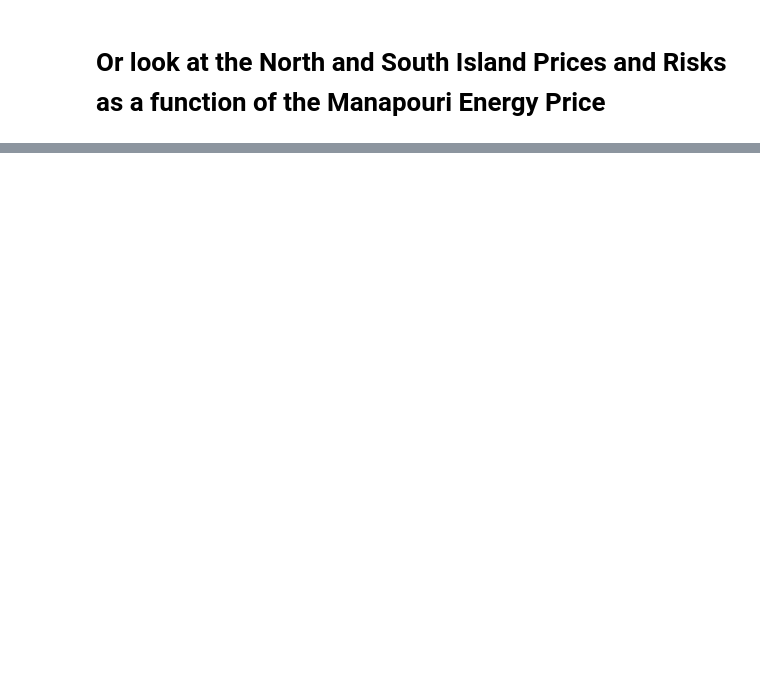
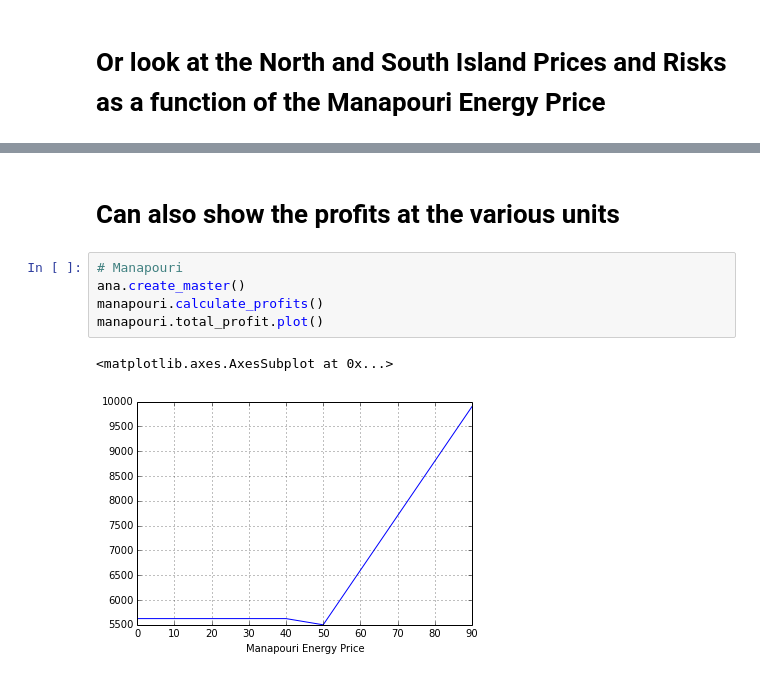
Before and after one commit to NigelCleland/pyspd, a Jupyter notebook: notebooks/PySPD Example.ipynb, the cells around one changed output, grey strips where cells are left out. Drawn from its saved outputs; the diff is of its cells as text; blank space fills up the shorter version.

```diff
--- a/notebooks/PySPD Example.ipynb
+++ b/notebooks/PySPD Example.ipynb
@@ -160,0 +183,10 @@ ana.reserve_df
+# %% [markdown]
+# Can also show the profits at the various units
+# %%
+# Manapouri
+ana.create_master()
+manapouri.calculate_profits()
+manapouri.total_profit.plot()
+# %% [output]
+<matplotlib.axes.AxesSubplot at 0x...>
+[figure, added]
```
Also changed, not shown: parts of 5 cells of this notebook.
